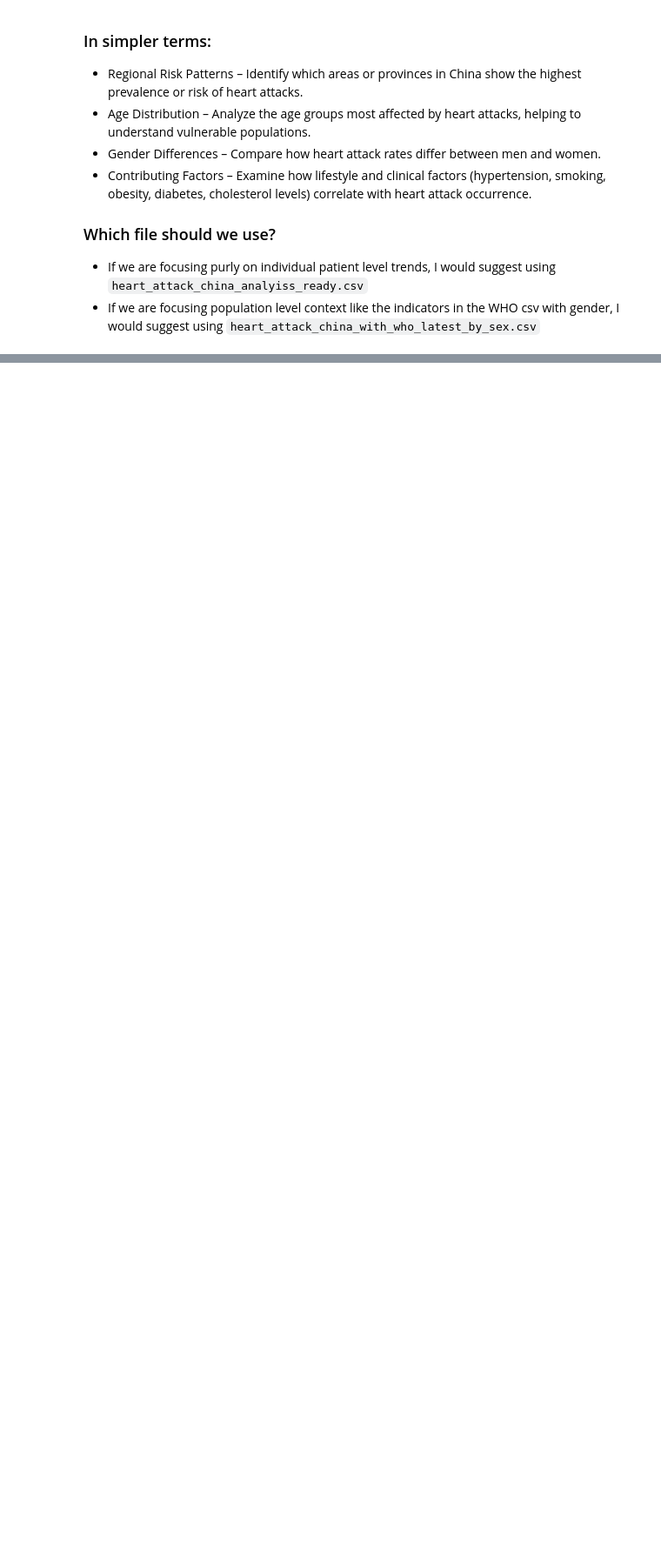
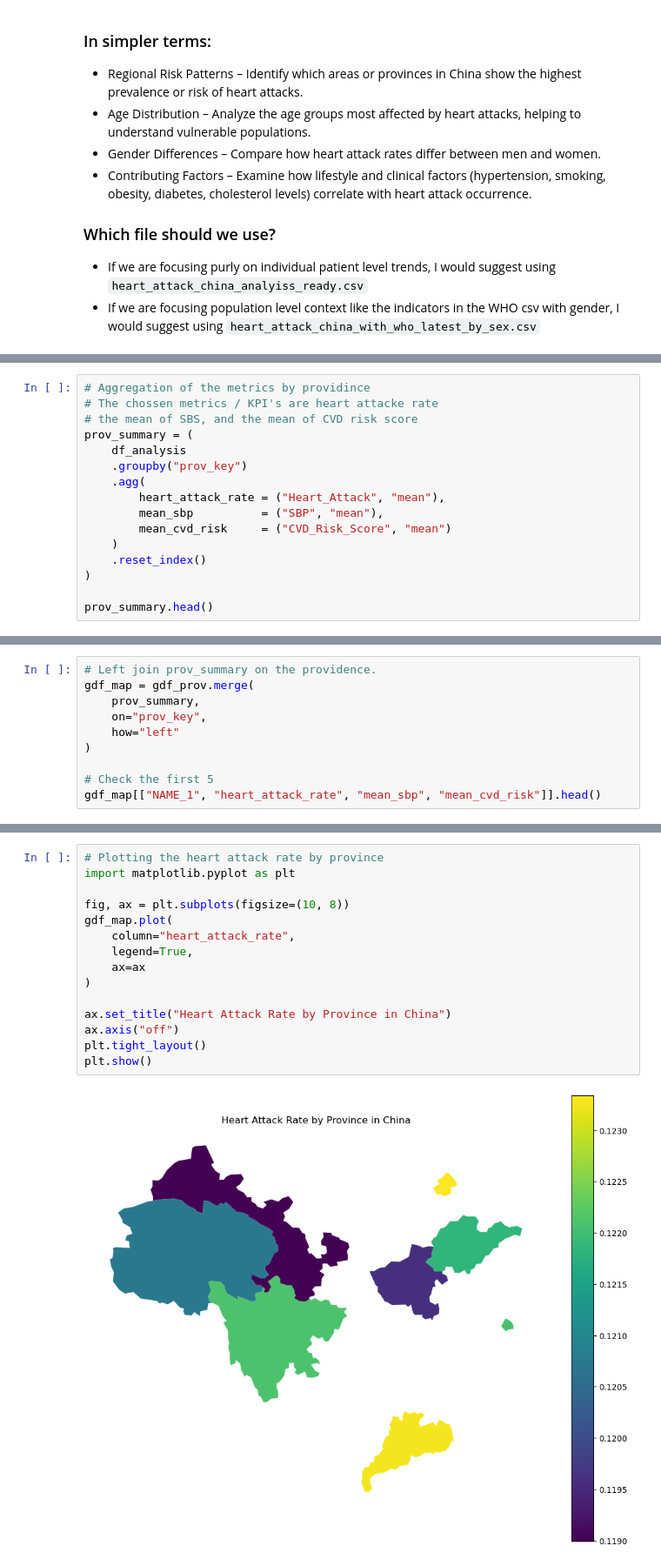
Before and after one commit to royphelps1/Heart-Attack-Rates, a Jupyter notebook: notebooks/phase2_all_in_notebook.ipynb, the cells around one changed output, grey strips where cells are left out. Shown at 87% size. Cells and saved outputs as stored; diff of their text form; blank space fills up the shorter version.

Commit message:
Add Phase 2 spatial analysis and mapping

```diff
--- a/notebooks/phase2_all_in_notebook.ipynb
+++ b/notebooks/phase2_all_in_notebook.ipynb
@@ -266,0 +392,16 @@ Analysis Ready CSV First 5:
+# %%
+# Aggregation of the metrics by providince
+# The chossen metrics / KPI's are heart attacke rate
+# the mean of SBS, and the mean of CVD risk score
+prov_summary = (
+    df_analysis
+    .groupby("prov_key")
+    .agg(
+        heart_attack_rate = ("Heart_Attack", "mean"),
+        mean_sbp          = ("SBP", "mean"),
+        mean_cvd_risk     = ("CVD_Risk_Score", "mean")
+    )
+    .reset_index()
+)
+
+prov_summary.head()
@@ -266,0 +415,10 @@ Analysis Ready CSV First 5:
+# %%
+# Left join prov_summary on the providence.
+gdf_map = gdf_prov.merge(
+    prov_summary,
+    on="prov_key",
+    how="left"
+)
+
+# Check the first 5
+gdf_map[["NAME_1", "heart_attack_rate", "mean_sbp", "mean_cvd_risk"]].head()
@@ -266,0 +439,17 @@ Analysis Ready CSV First 5:
+# %%
+# Plotting the heart attack rate by province
+import matplotlib.pyplot as plt
+
+fig, ax = plt.subplots(figsize=(10, 8))
+gdf_map.plot(
+    column="heart_attack_rate",
+    legend=True,
+    ax=ax
+)
+
+ax.set_title("Heart Attack Rate by Province in China")
+ax.axis("off")
+plt.tight_layout()
+plt.show()
+# %% [output]
+[figure, added]
```
Also changed, not shown: parts of 18 cells of this notebook.
